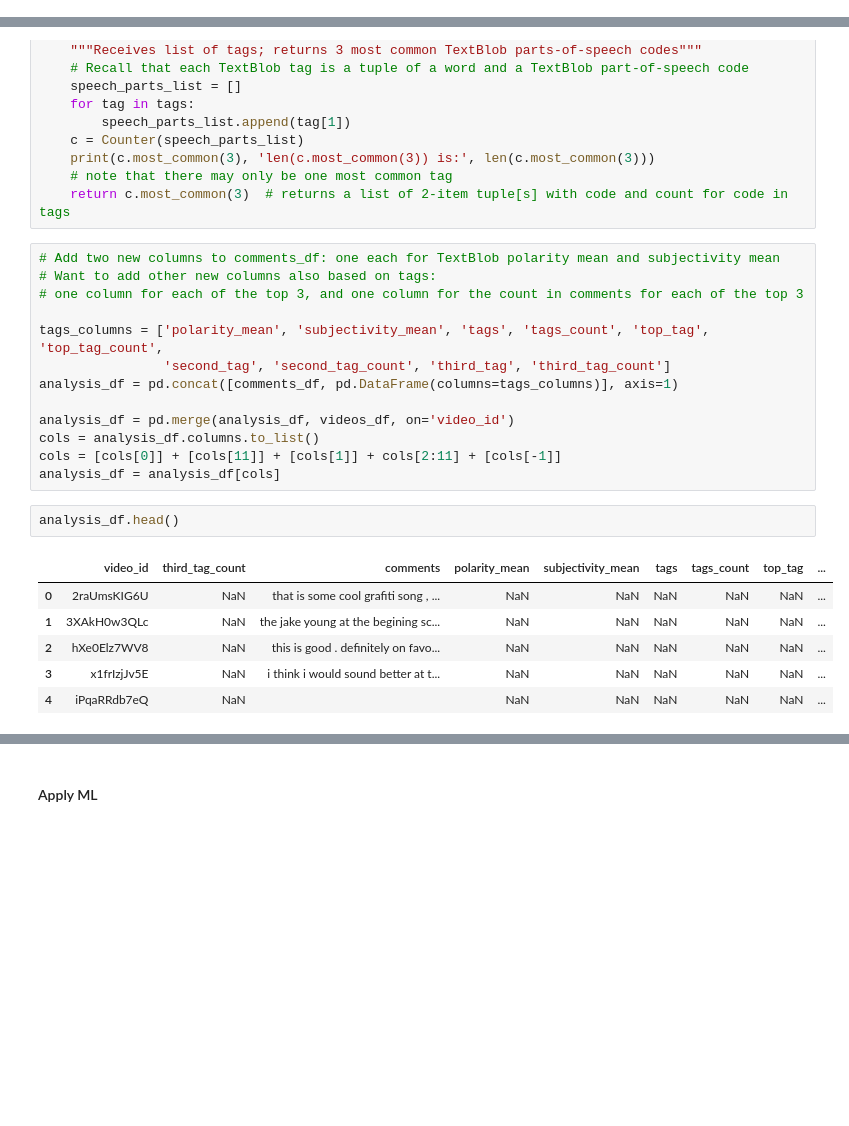
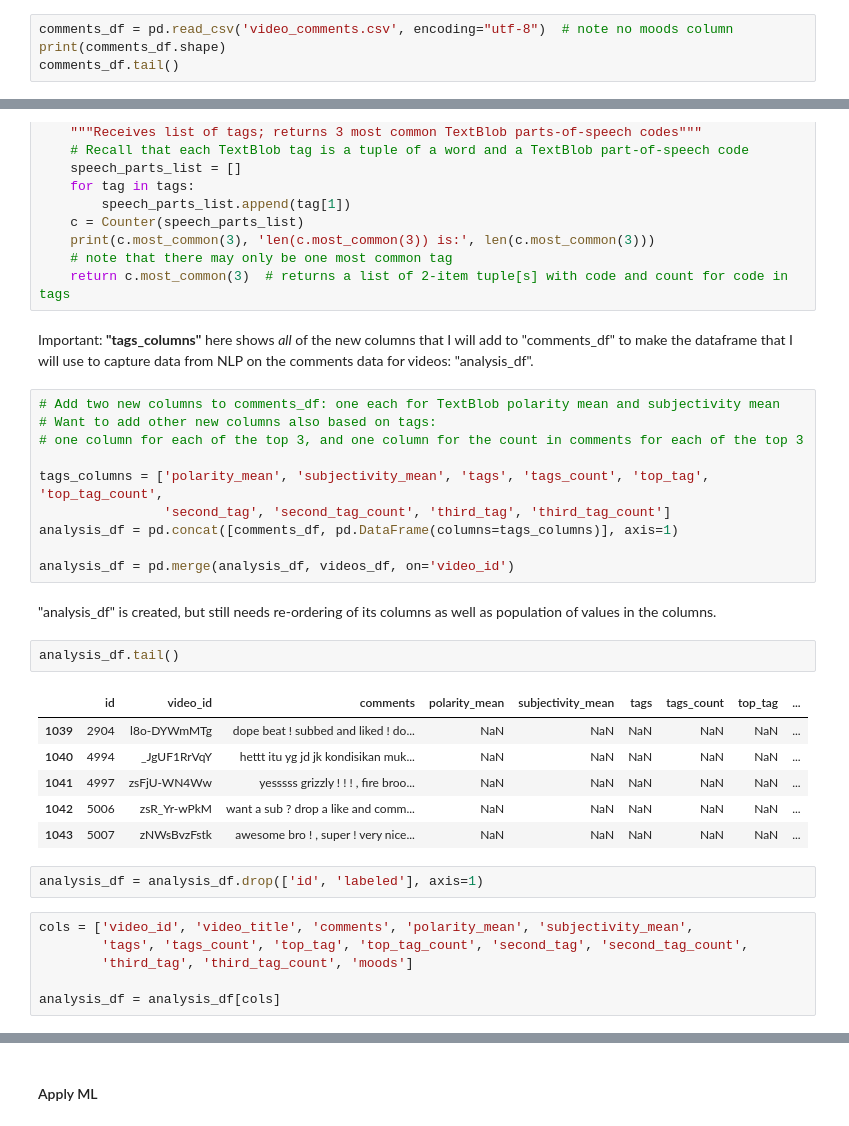
Before and after one commit to labs12-music-stream-selector/DS, a Jupyter notebook: NLP-videos-comments.ipynb, the cells around one changed output, grey strips where cells are left out. Saved outputs shown, nothing was run; the diff lists cells and outputs as text; blank space fills up the shorter version.

```diff
--- a/NLP-videos-comments.ipynb
+++ b/NLP-videos-comments.ipynb
@@ -52,0 +72,4 @@ Here we can see comments data consumed from the YouTube API.
+# %%
+comments_df = pd.read_csv('video_comments.csv', encoding="utf-8")  # note no moods column
+print(comments_df.shape)
+comments_df.tail()
@@ -152,6 +187,8 @@ def top_three_tag_codes(tags):
     print(c.most_common(3), 'len(c.most_common(3)) is:', len(c.most_common(3)))
     # note that there may only be one most common tag
     return c.most_common(3)  # returns a list of 2-item tuple[s] with code and count for code in tags
+# %% [markdown]
+Important: **"tags_columns"** here shows *all* of the new columns that I will add to "comments_df" to make the dataframe that I will use to capture data from NLP on the comments data for videos: "analysis_df".
 # %%
 # Add two new columns to comments_df: one each for TextBlob polarity mean and subjectivity mean
 # Want to add other new columns also based on tags:
@@ -162,15 +199,22 @@ tags_columns = ['polarity_mean', 'subjectivity_mean', 'tags', 'tags_count', 'top
 analysis_df = pd.concat([comments_df, pd.DataFrame(columns=tags_columns)], axis=1)
 
 analysis_df = pd.merge(analysis_df, videos_df, on='video_id')
-cols = analysis_df.columns.to_list()
-cols = [cols[0]] + [cols[11]] + [cols[1]] + cols[2:11] + [cols[-1]]
-analysis_df = analysis_df[cols]
+# %% [markdown]
+"analysis_df" is created, but still needs re-ordering of its columns as well as population of values in the columns.
 # %%
-analysis_df.head()
+analysis_df.tail()
 # %% [output]
-|  | video_id | third_tag_count | comments | polarity_mean | subjectivity_mean | tags | tags_count | top_tag | ... |
-| 0 | 2raUmsKIG6U | NaN | that is some cool grafiti song , ... | NaN | NaN | NaN | NaN | NaN | ... |
-| 1 | 3XAkH0w3QLc | NaN | the jake young at the begining sc... | NaN | NaN | NaN | NaN | NaN | ... |
-| 2 | hXe0Elz7WV8 | NaN | this is good . definitely on favo... | NaN | NaN | NaN | NaN | NaN | ... |
-| 3 | x1frIzjJv5E | NaN | i think i would sound better at t... | NaN | NaN | NaN | NaN | NaN | ... |
-| 4 | iPqaRRdb7eQ | NaN |  | NaN | NaN | NaN | NaN | NaN | ... |
+|  | id | video_id | comments | polarity_mean | subjectivity_mean | tags | tags_count | top_tag | ... |
+| 1039 | 2904 | l8o-DYWmMTg | dope beat ! subbed and liked ! do... | NaN | NaN | NaN | NaN | NaN | ... |
+| 1040 | 4994 | _JgUF1RrVqY | hettt itu yg jd jk kondisikan muk... | NaN | NaN | NaN | NaN | NaN | ... |
+| 1041 | 4997 | zsFjU-WN4Ww | yesssss grizzly ! ! ! , fire broo... | NaN | NaN | NaN | NaN | NaN | ... |
+| 1042 | 5006 | zsR_Yr-wPkM | want a sub ? drop a like and comm... | NaN | NaN | NaN | NaN | NaN | ... |
+| 1043 | 5007 | zNWsBvzFstk | awesome bro ! , super ! very nice... | NaN | NaN | NaN | NaN | NaN | ... |
+# %%
+analysis_df = analysis_df.drop(['id', 'labeled'], axis=1)
+# %%
+cols = ['video_id', 'video_title', 'comments', 'polarity_mean', 'subjectivity_mean',
+        'tags', 'tags_count', 'top_tag', 'top_tag_count', 'second_tag', 'second_tag_count',
+        'third_tag', 'third_tag_count', 'moods']
+
+analysis_df = analysis_df[cols]
```
Also changed, not shown: parts of 48 cells of this notebook.
